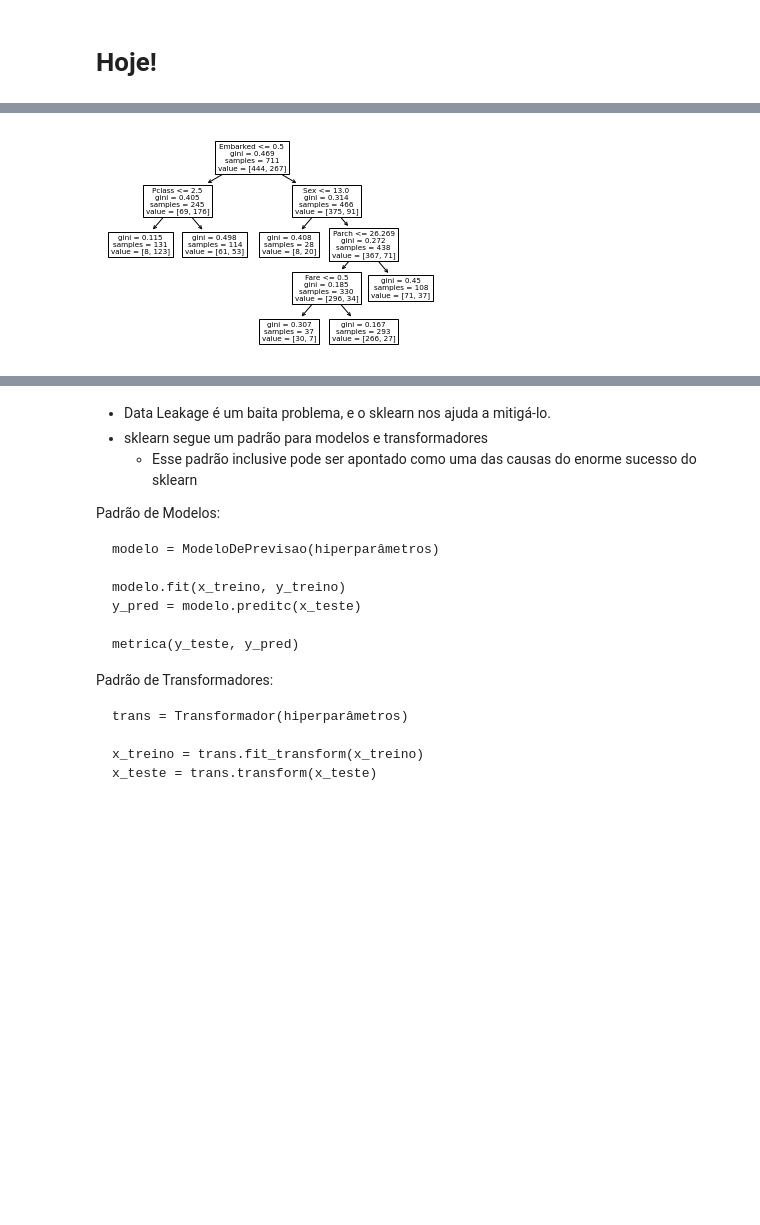
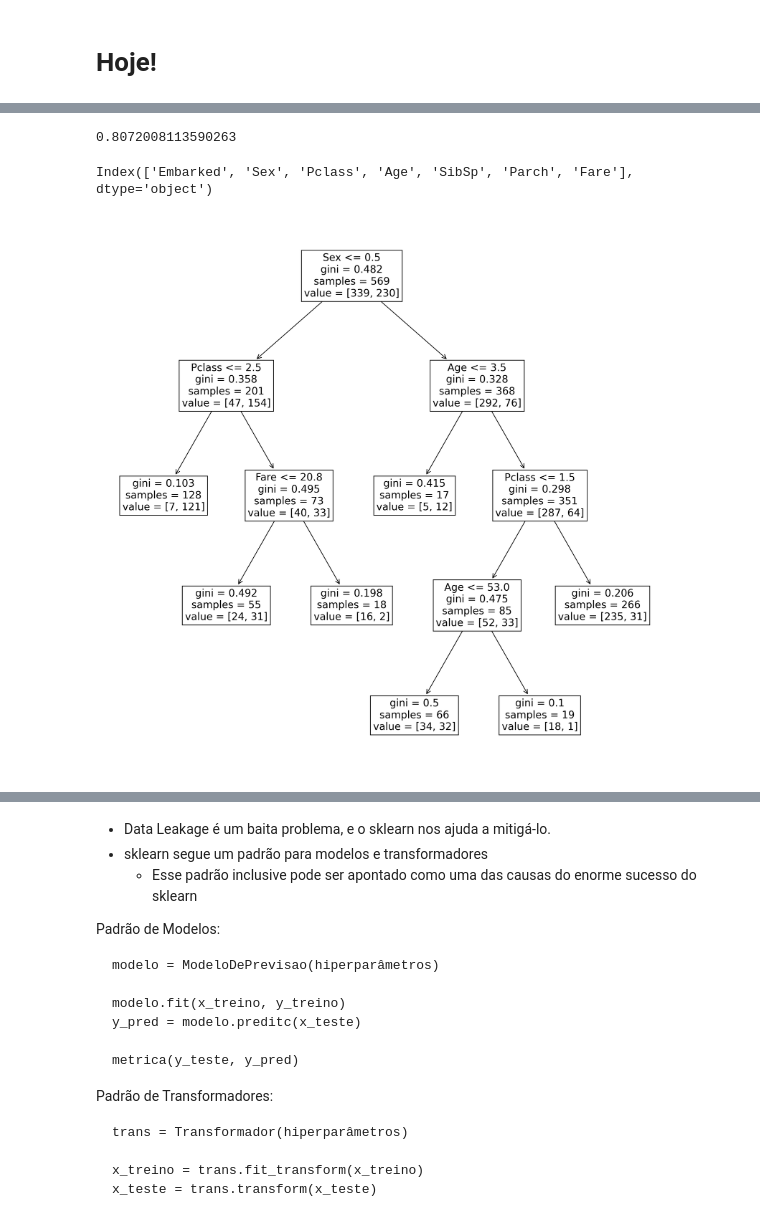
Before and after one commit to dehscardoso/lets-boti, a Jupyter notebook: 06 Machine Learning I/Aula 06/867_machine_learning_i_06.ipynb, the cells around one changed output, grey strips where cells are left out. Drawn from its saved outputs; the diff is of its cells as text; code cells hidden in the pictures; blank space fills up the shorter version.

```diff
--- a/06 Machine Learning I/Aula 06/867_machine_learning_i_06.ipynb
+++ b/06 Machine Learning I/Aula 06/867_machine_learning_i_06.ipynb
@@ -99,4 +130,8 @@ teste: (178, 7) (178,)
-# %%
-plot_tree(modelo, feature_names=['Pclass', 'Sex', 'Age', 'SibSp','Parch', 'Fare', 'Embarked']);
-# %% [output]
-[figure, removed]
+# %%
+df = pd.read_csv('dados/titanic.csv')
+
+var_expl_cat = ['Embarked', 'Sex']
+var_expl_num = ['Pclass', 'Age', 'SibSp','Parch', 'Fare', ]
+
+var_expl = var_expl_cat + var_expl_num
+var_resp = 'Survived'
@@ -102,0 +148,31 @@ plot_tree(modelo, feature_names=['Pclass', 'Sex', 'Age', 'SibSp','Parch', 'Fare'
+# %%
+oe = OrdinalEncoder()
+x_treino[var_expl_cat] = oe.fit_transform(x_treino[var_expl_cat])
+x_teste[var_expl_cat] = oe.transform(x_teste[var_expl_cat])
+
+modelo1 = DecisionTreeClassifier(max_leaf_nodes = 7, random_state = 1)
+modelo1.fit(x_treino, y_treino)
+
+y_teste_pred = modelo1.predict_proba(x_teste)[:, 1]
+
+roc_auc_score(y_teste, y_teste_pred)
+# %% [output]
+0.8072008113590263
+# %%
+x_treino.columns
+# %% [output]
+Index(['Embarked', 'Sex', 'Pclass', 'Age', 'SibSp', 'Parch', 'Fare'], dtype='object')
+# %%
+import matplotlib.pyplot as plt
+from sklearn.tree import plot_tree
+
+fig, ax = plt.subplots(1, 1, figsize = (15, 15), dpi = 200)
+
+plot_tree(modelo1,
+          fontsize = 15,
+          ax = ax,
+          feature_names = x_treino.columns)
+
+plt.show()
+# %% [output]
+[figure, added]
```
Also changed, not shown: parts of 45 cells of this notebook, 4 other files.
